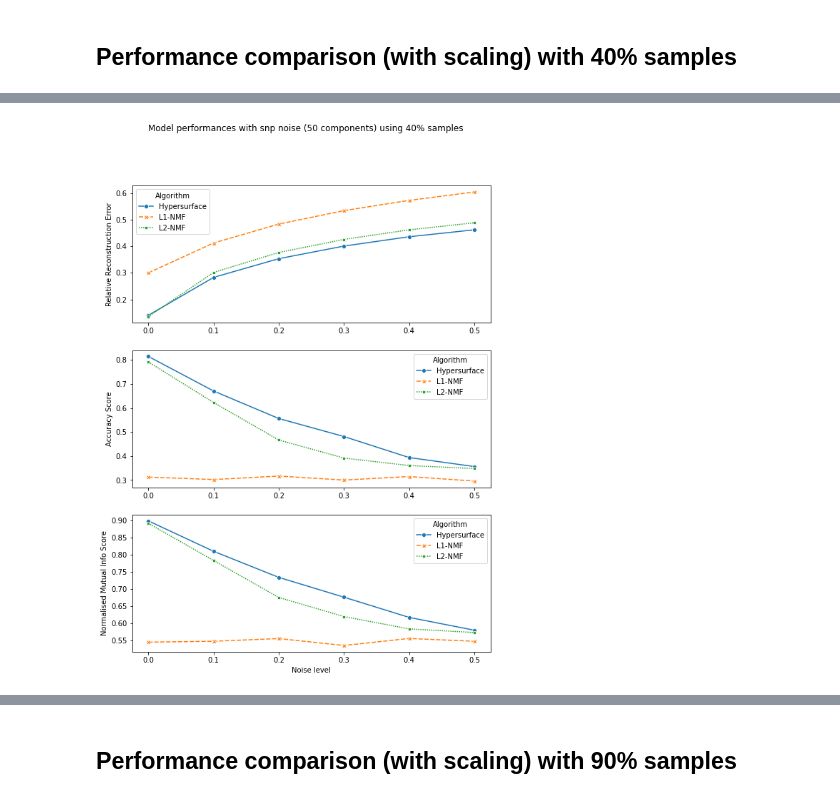
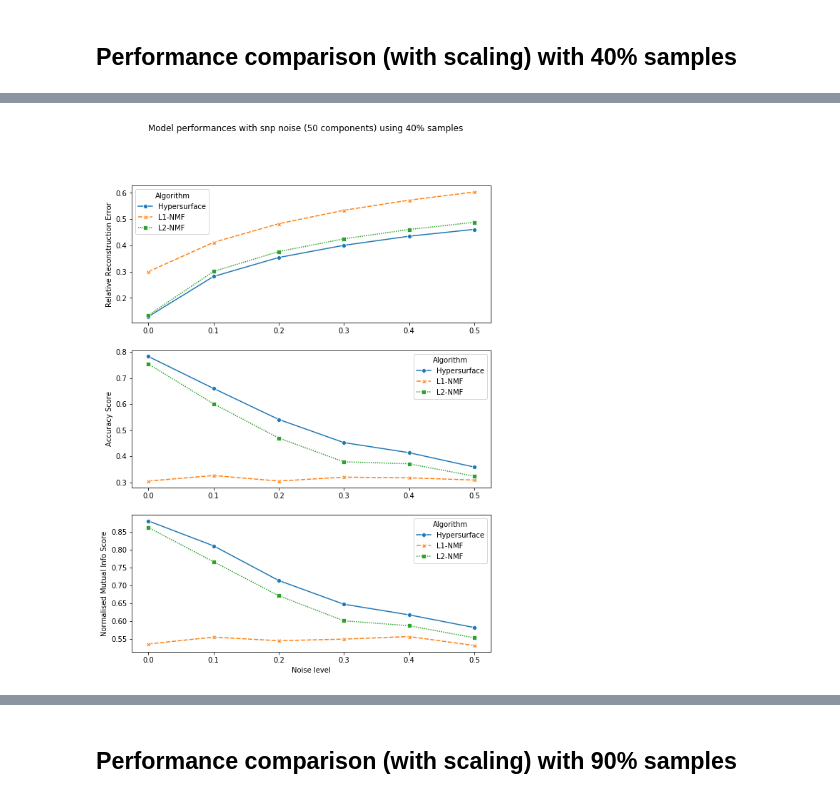
Before and after one commit to Dovermore/COMP5328NMF, a Jupyter notebook: src/assignment1_ORL.ipynb, the cells around one changed output, grey strips where cells are left out. Drawn from its saved outputs; the diff is of its cells as text; code cells hidden in the pictures.

```diff
--- a/src/assignment1_ORL.ipynb
+++ b/src/assignment1_ORL.ipynb
@@ -88,6 +89,16 @@ X_orl, Y_orl = load_data(root='data/ORL', reduce=2)
 print('ORL dataset: X.shape = {}, Y.shape = {}'.format(X_orl.shape, Y_orl.shape))
 # %% [output]
 ORL dataset: X.shape = (2576, 400), Y.shape = (400,)
+# %%
+# determine save place
+try:
+    save_to
+except:
+    save_to = check_create_dir("../run_"+get_current_time()+"/ORL")
+    image_path = save_to/"figures"
+    csv_path = save_to/"tables"
+    check_create_dir(image_path)
+    check_create_dir(csv_path)
 # %% [markdown]
 ## 2. Evaluation Metrics
 
@@ -630,7 +598,7 @@ alg_kwargs_pairs = [
 
 metrics = [rre_score, acc_score, nmi_score]
 metrics_names = ["rre", "acc_score", "nmi_score"]
-n_trials = 3         #No of random samples considered for training
+n_trials = 5         #No of random samples considered for training
 pc_sample = 0.4      #Training with 40% data
 # %%
 #Saltnpepper noise
@@ -715,4 +635,10 @@ scaled_snp_40_mean = scaled_snp_40_mean.rename(columns={'rre':'rre_mean','acc_sc
 # %%
+scaled_snp_40.to_csv(csv_path/'raw_snp_scaled_40%.csv')
+scaled_snp_40_mean = scaled_snp_40.groupby(['alg','n_components','noise_id']).mean()
+scaled_snp_40_mean = scaled_snp_40_mean.rename(columns={'rre':'rre_mean','acc_score':'acc_mean','nmi_score':'nmi_mean'})
 scaled_snp_40_std = scaled_snp_40.groupby(['alg','n_components','noise_id']).std()
 scaled_snp_40_std = scaled_snp_40_std.rename(columns={'rre':'rre_sd','acc_score':'acc_sd','nmi_score':'nmi_sd'})
 scaled_snp_40_std = scaled_snp_40_std.drop(columns=['p', 'r'])
+scaled_snp_40_grouped = pd.concat([scaled_snp_40_mean, scaled_snp_40_std],axis=1)
+scaled_snp_40_grouped.to_csv(csv_path/'Performance_snp_scaled_40%.csv')
+scaled_snp_40_grouped_idxreset = scaled_snp_40_grouped.reset_index()
@@ -730,7 +653,7 @@ sns.lineplot(
     hue="alg",
     #size="n_components",
     style="alg",
-    data=scaled_snp_40_grouped.query("n_components == 50 and (alg=='NmfL2Estimator' or alg=='NmfHyperEstimator' or alg=='NmfL1Estimator')"),
+    data=scaled_snp_40_grouped_idxreset.query("n_components == 50 and (alg=='NmfL2Estimator' or alg=='NmfHyperEstimator' or alg=='NmfL1Estimator')"),
     #estimator='mean',
     #ci=95,
     n_boot=1000,
@@ -751,7 +674,7 @@ sns.lineplot(
     hue="alg",
     #size="n_components",
     style="alg",
-    data=scaled_snp_40_grouped.query("n_components == 50 and (alg=='NmfL2Estimator' or alg=='NmfHyperEstimator' or alg=='NmfL1Estimator')"),
+    data=scaled_snp_40_grouped_idxreset.query("n_components == 50 and (alg=='NmfL2Estimator' or alg=='NmfHyperEstimator' or alg=='NmfL1Estimator')"),
     #estimator='mean',
     #ci=95,
     n_boot=1000,
@@ -759,36 +682,36 @@ sns.lineplot(
     seed=None,
     sort=True,
     err_style='band',
     legend='full',
 )
 ax.set_xlabel('')
 ax.set_ylabel("Accuracy Score")
 ax.legend(title="Algorithm", loc="upper right", labels=['Hypersurface','L1-NMF','L2-NMF'])
 
 ax = fig.add_subplot(313)
 sns.lineplot(
     x="p",
     y="nmi_mean",
     hue="alg",
     #size="n_components",
     style="alg",
-    data=scaled_snp_40_grouped.query("n_components == 50 and (alg=='NmfL2Estimator' or alg=='NmfHyperEstimator' or alg=='NmfL1Estimator')"),
+    data=scaled_snp_40_grouped_idxreset.query("n_components == 50 and (alg=='NmfL2Estimator' or alg=='NmfHyperEstimator' or alg=='NmfL1Estimator')"),
     #estimator='mean',
     #ci=95,
     markers=True,
     n_boot=1000,
     seed=None,
     sort=True,
     err_style='band',
     legend='full',
 )
 ax.set_xlabel("Noise level")
 ax.set_ylabel("Normalised Mutual Info Score")
 ax.legend(title="Algorithm", loc="upper right", labels=['Hypersurface','L1-NMF','L2-NMF'])
 plt.suptitle("Model performances with snp noise (50 components) using 40% samples")
-plt.savefig("snp_scaled_40%")
+plt.savefig(image_path/"snp_scaled_40%")
 # %% [output]
-[figure, old version]
+[figure, new version]
 # %%
 # Gaussian noise
 noise_alg = Gaussian
```
Also changed, not shown: parts of 39 cells of this notebook, 30 other files.
